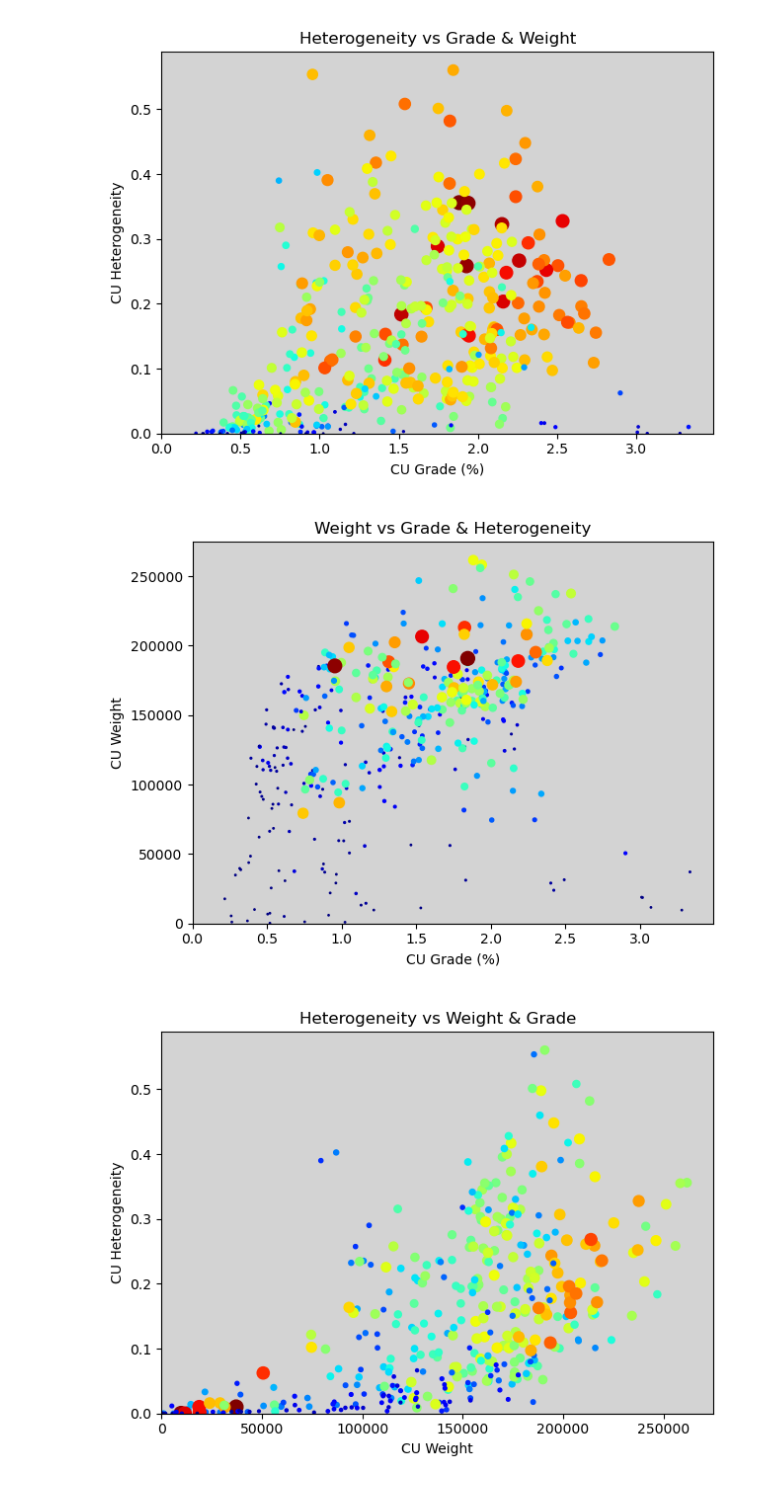
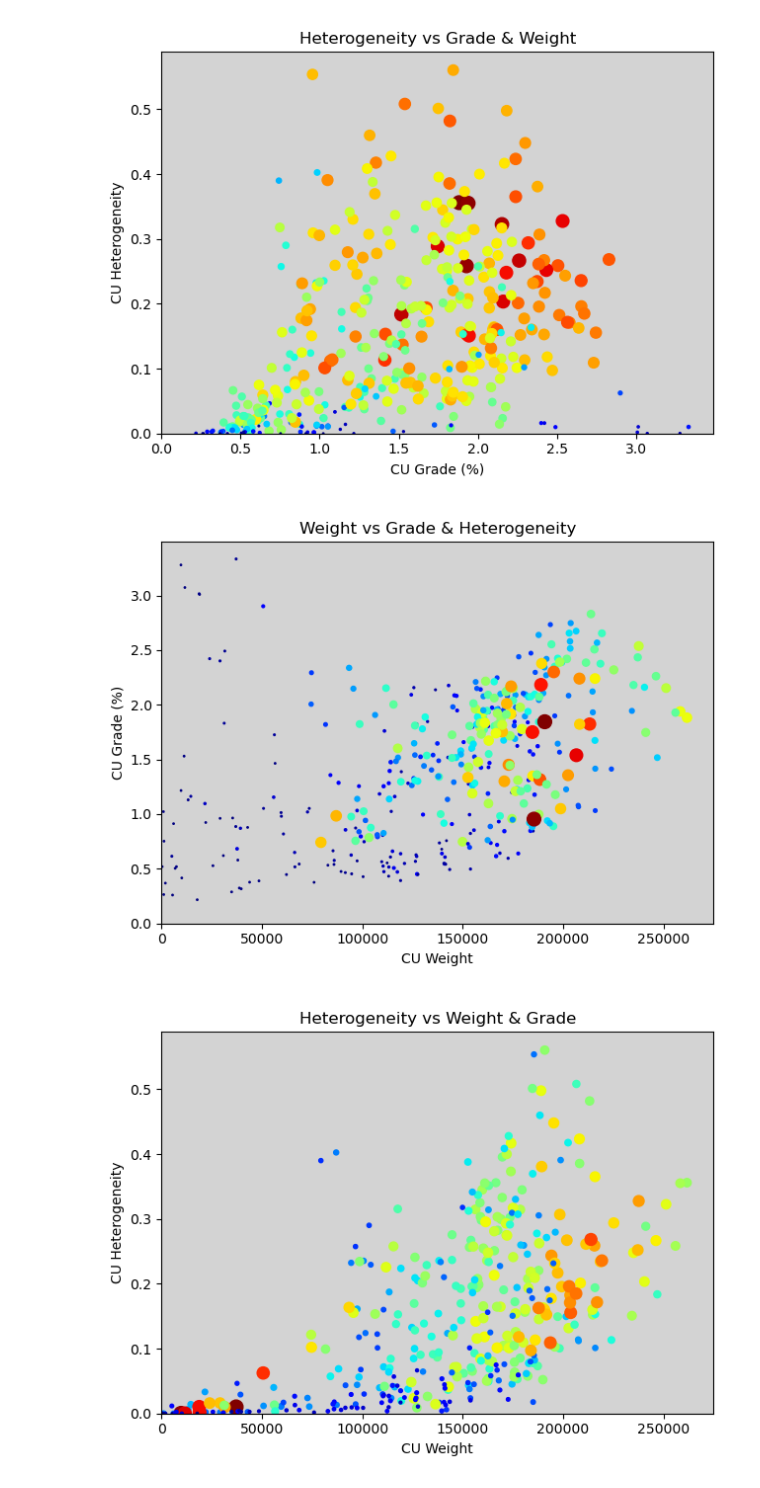
Before and after one commit to jouytrew/masters_pfti, a Jupyter notebook: notebooks/het_analysis_pcbc.ipynb, the cells around one changed output. Saved outputs shown, nothing was run; the diff lists cells and outputs as text; code cells hidden in the pictures.

```diff
--- a/notebooks/het_analysis_pcbc.ipynb
+++ b/notebooks/het_analysis_pcbc.ipynb
@@ -44,11 +52,6 @@ for dhid in dhids:
 Output G-R Graphs
 # %%
 import matplotlib.pyplot as plt
-
-elements = [
-    'CU',
-    'AU'
-]
 
 if SAVE:
     fig = plt.figure()
@@ -64,12 +67,12 @@ if SAVE:
             fig.clear()
             ax = fig.add_subplot()
 
-            het = group.resources[element].get_heterogeneity()
-            df = group.resources[element].get_info()
+            het = group[element].get_heterogeneity()
+            info = group[element].get_info()
 
-            if len(df) > 0:
+            if len(info) > 0:
                 ax.set_title(f'{dhid}_{element}_HET={het:.2f}')
-                plotter.plot_grade_recovery_curve(ax, df, element)
+                plotter.plot_grade_recovery_curve(ax, info, element)
 
                 fig.savefig(save_loc + f'{dhid}_{element}.svg', format='svg')
 # %%
@@ -88,9 +91,9 @@ if SAVE:
         ax = fig.add_subplot()
         ax_sec = ax.twinx()
 
-        for dhid, drillhole in groups.items():
-            if element in drillhole.resources:
-                plotter.scatter_g_r(ax, ax_sec, drillhole.resources[element].get_info(), s=s, alpha=alpha)
+        for dhid, group in groups.items():
+            if element in group:
+                plotter.scatter_g_r(ax, ax_sec, group[element].get_info(), s=s, alpha=alpha)
 
         plotter.set_g_r_labels(ax, ax_sec, element)
         ax.set_title(f'master_{element}')
@@ -285,9 +237,9 @@ element = 'CU'
 x, y, w = [], [], []
 
 for dhid, group in groups.items():
-    x.append(group.resources[element].get_grade())
-    y.append(group.resources[element].get_heterogeneity())
-    w.append(group.resources[element].get_cml_weight())
+    x.append(group[element].get_grade())
+    y.append(group[element].get_heterogeneity())
+    w.append(group[element].get_cml_weight())
 
 max_w = np.max(w)
 scaled_w = 1 + (9 * (w / max_w))
@@ -313,33 +265,33 @@ fig.tight_layout()
 # %%
 element = 'CU'
 
 x, y, h = [], [], []
 
 for dhid, group in groups.items():
-    x.append(group.resources[element].get_grade())
-    y.append(group.resources[element].get_cml_weight())
-    h.append(group.resources[element].get_heterogeneity())
+    y.append(group[element].get_grade())
+    x.append(group[element].get_cml_weight())
+    h.append(group[element].get_heterogeneity())
 
 max_h = np.max(h)
 scaled_h = 1 + (9 * (h / max_h))
 
 fig = plt.figure()
 ax = fig.add_subplot()
 
 ax.scatter(x, y, s=scaled_h**2, c=h, cmap=plt.colormaps.get('jet'))
 
-ax.set_xlabel(f'{element} Grade (%)')
+ax.set_xlabel(f'{element} Weight')
 ax.set_xlim(0, None)
 
-ax.set_ylabel(f'{element} Weight')
+ax.set_ylabel(f'{element} Grade (%)')
 ax.set_ylim(0, None)
 
 ax.set_title('Weight vs Grade & Heterogeneity')
 ax.set_facecolor('lightgrey')
 
 fig.tight_layout()
 # %% [output]
-[figure, old version]
+[figure, new version]
 # %%
 element = 'CU'
 
```
Also changed, not shown: parts of 11 cells of this notebook, 3 other files.
